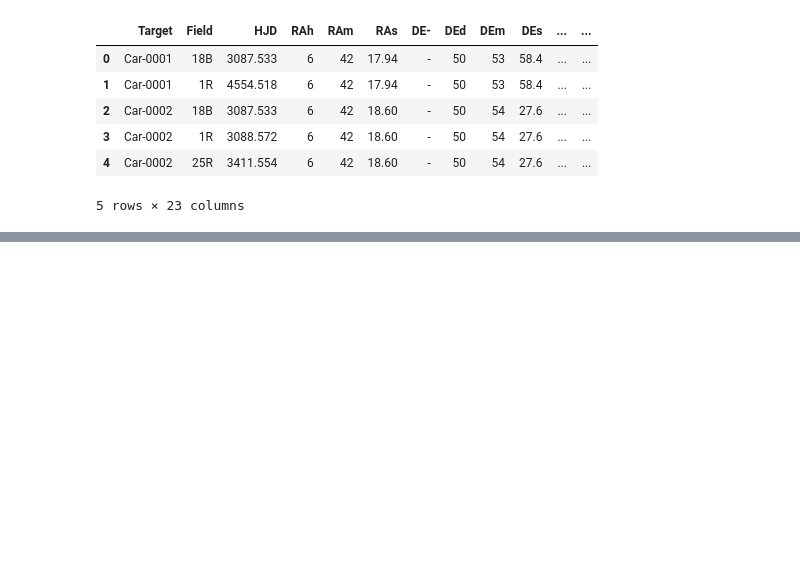
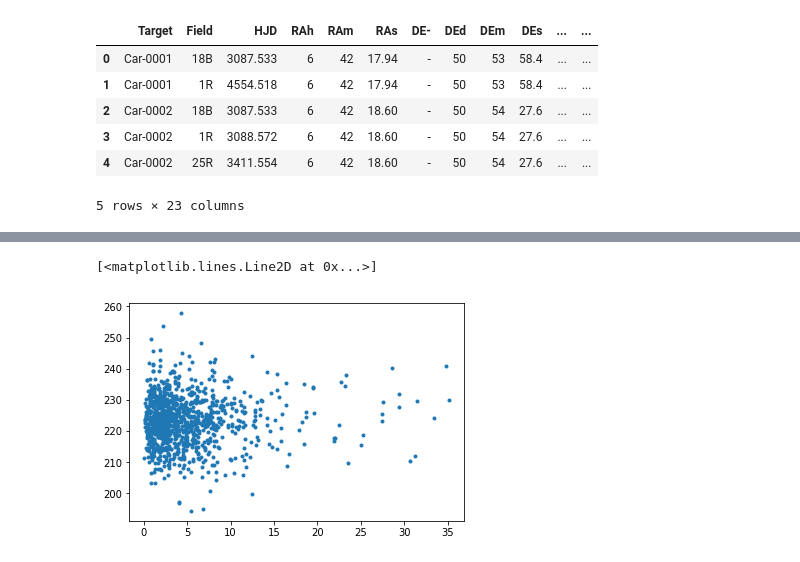
Before and after one commit to sad314159/dSph, a Jupyter notebook: dSph_intro.ipynb, the cells around one changed output, grey strips where cells are left out. Cells and saved outputs as stored; diff of their text form; code cells hidden in the pictures; blank space fills up the shorter version.

```diff
--- a/dSph_intro.ipynb
+++ b/dSph_intro.ipynb
@@ -85,3 +126,8 @@ pylab.plot(dist, Fehcg97, '.y' )
+# %%
+pylab.plot(dist,data['HV'], '.' )
+# %% [output]
+[<matplotlib.lines.Line2D at 0x...>]
+[figure, added]
 # %%
 #distribution of Fe/H
 Fe97 = []
```
Also changed, not shown: parts of 10 cells of this notebook.
